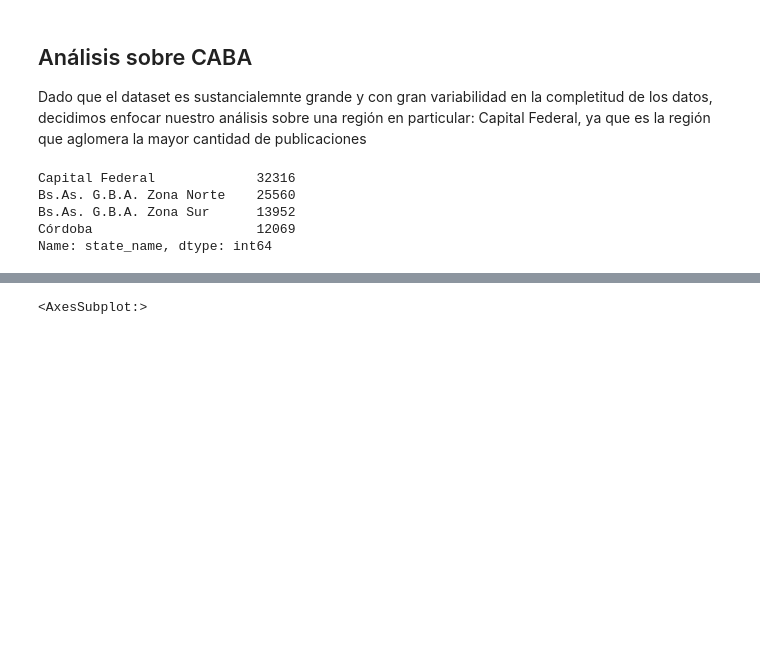
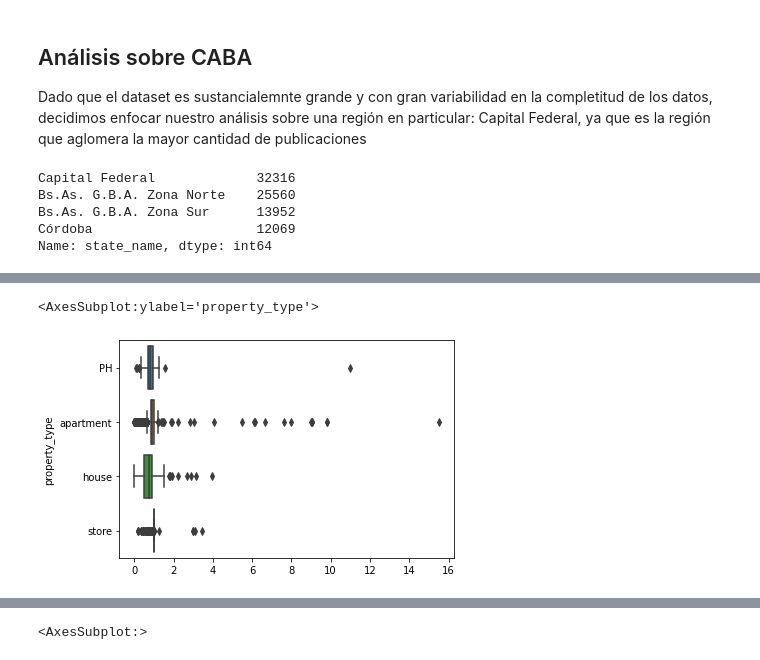
Before and after one commit to franfasan1/DH_G8_desafio1, a Jupyter notebook: notebook_desafio.ipynb, the cells around one changed output, grey strips where cells are left out. Cells and saved outputs as stored; diff of their text form; code cells hidden in the pictures; blank space fills up the shorter version.

```diff
--- a/notebook_desafio.ipynb
+++ b/notebook_desafio.ipynb
@@ -112,0 +149,8 @@ data2.sample(3)
+# %%
+por_sup_cubierta = data2.surface_covered_in_m2/data2.surface_total_in_m2
+por_sup_cubierta.describe()
+
+sns.boxplot(x = por_sup_cubierta, y = data2.property_type)
+# %% [output]
+<AxesSubplot:ylabel='property_type'>
+[figure, added]
```
Also changed, not shown: parts of 16 cells of this notebook.
